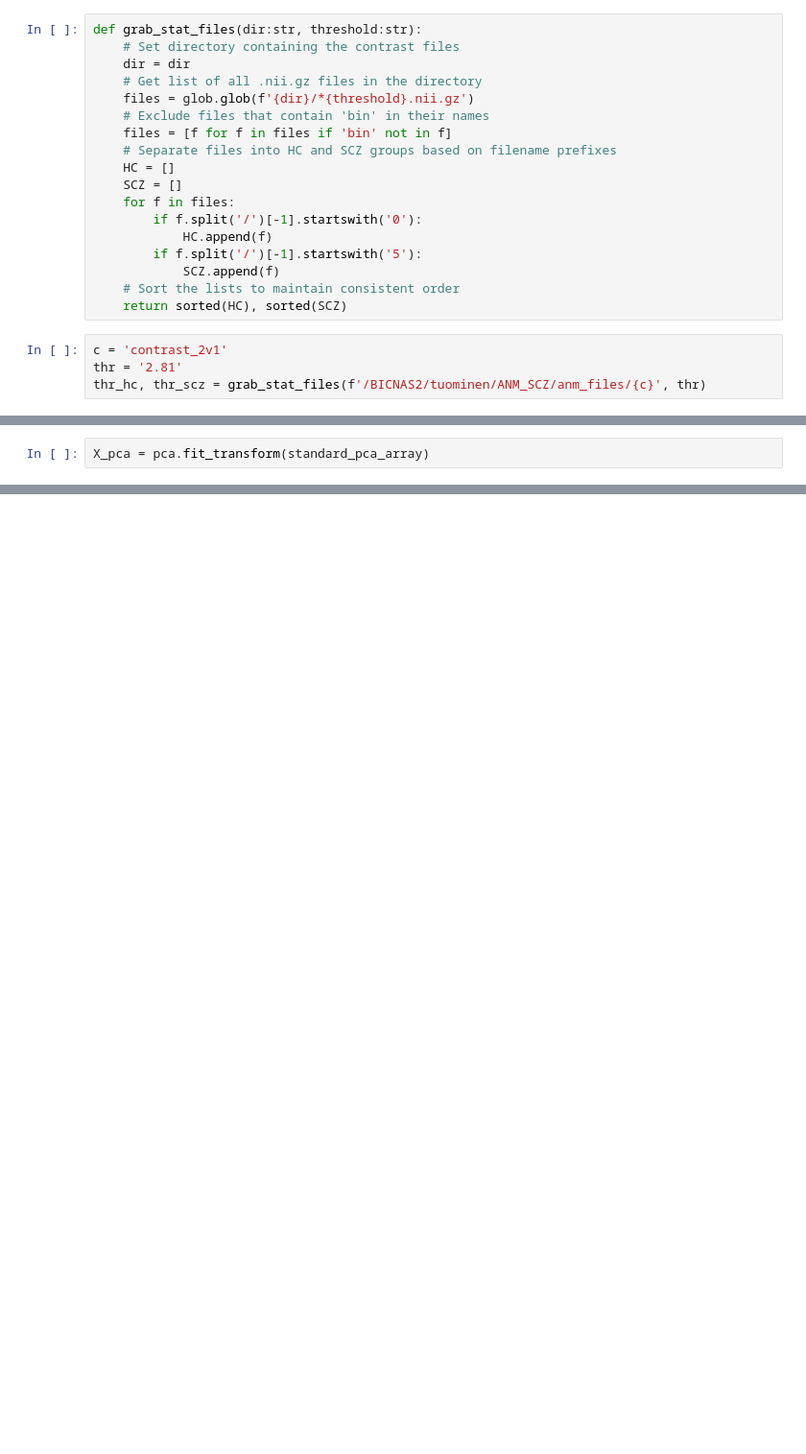
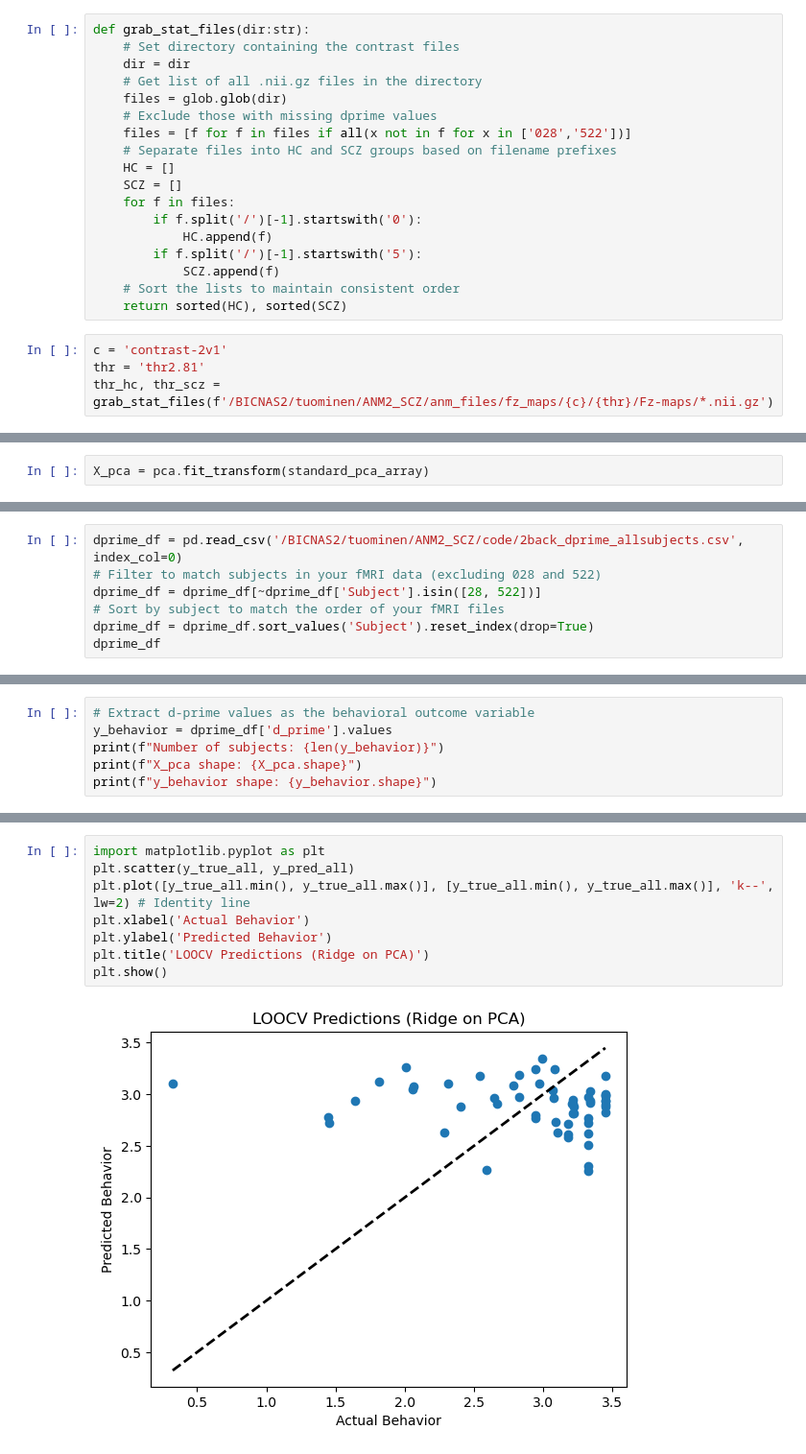
Before and after one commit to ltuominen/ANM_SCZ, a Jupyter notebook: code/anm_pca.ipynb, the cells around one changed output, grey strips where cells are left out. Shown at 96% size. Cells and saved outputs as stored; diff of their text form; blank space fills up the shorter version.

```diff
--- a/code/anm_pca.ipynb
+++ b/code/anm_pca.ipynb
@@ -8,11 +11,11 @@ from sklearn.decomposition import PCA
 # %%
-def grab_stat_files(dir:str, threshold:str):
+def grab_stat_files(dir:str):
     # Set directory containing the contrast files
     dir = dir
     # Get list of all .nii.gz files in the directory
-    files = glob.glob(f'{dir}/*{threshold}.nii.gz')
-    # Exclude files that contain 'bin' in their names
-    files = [f for f in files if 'bin' not in f]
+    files = glob.glob(dir)
+    # Exclude those with missing dprime values
+    files = [f for f in files if all(x not in f for x in ['028','522'])]
     # Separate files into HC and SCZ groups based on filename prefixes
     HC = []
     SCZ = []
@@ -24,9 +27,9 @@ def grab_stat_files(dir:str, threshold:str):
     # Sort the lists to maintain consistent order
     return sorted(HC), sorted(SCZ)
 # %%
-c = 'contrast_2v1'
-thr = '2.81'
-thr_hc, thr_scz = grab_stat_files(f'/BICNAS2/tuominen/ANM_SCZ/anm_files/{c}', thr)
+c = 'contrast-2v1'
+thr = 'thr2.81'
+thr_hc, thr_scz = grab_stat_files(f'/BICNAS2/tuominen/ANM2_SCZ/anm_files/fz_maps/{c}/{thr}/Fz-maps/*.nii.gz')
 # %%
 def extract_pca_values(file_list):
     pca_values = []
@@ -56,0 +60,7 @@ X_pca.shape
+# %%
+dprime_df = pd.read_csv('/BICNAS2/tuominen/ANM2_SCZ/code/2back_dprime_allsubjects.csv', index_col=0)
+# Filter to match subjects in your fMRI data (excluding 028 and 522)
+dprime_df = dprime_df[~dprime_df['Subject'].isin([28, 522])]
+# Sort by subject to match the order of your fMRI files
+dprime_df = dprime_df.sort_values('Subject').reset_index(drop=True)
+dprime_df
@@ -56,0 +85,6 @@ X_pca.shape
+# %%
+# Extract d-prime values as the behavioral outcome variable
+y_behavior = dprime_df['d_prime'].values
+print(f"Number of subjects: {len(y_behavior)}")
+print(f"X_pca shape: {X_pca.shape}")
+print(f"y_behavior shape: {y_behavior.shape}")
@@ -56,0 +179,10 @@ X_pca.shape
+# %%
+import matplotlib.pyplot as plt
+plt.scatter(y_true_all, y_pred_all)
+plt.plot([y_true_all.min(), y_true_all.max()], [y_true_all.min(), y_true_all.max()], 'k--', lw=2) # Identity line
+plt.xlabel('Actual Behavior')
+plt.ylabel('Predicted Behavior')
+plt.title('LOOCV Predictions (Ridge on PCA)')
+plt.show()
+# %% [output]
+[figure, added]
```
Also changed, not shown: parts of 6 cells of this notebook, 5 other files.
